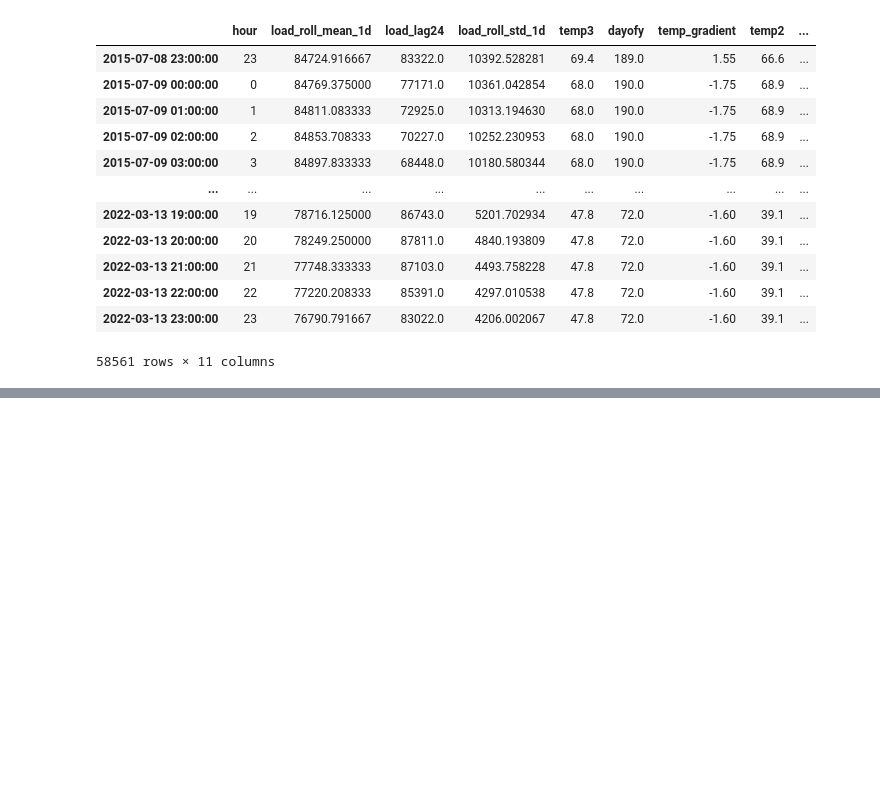
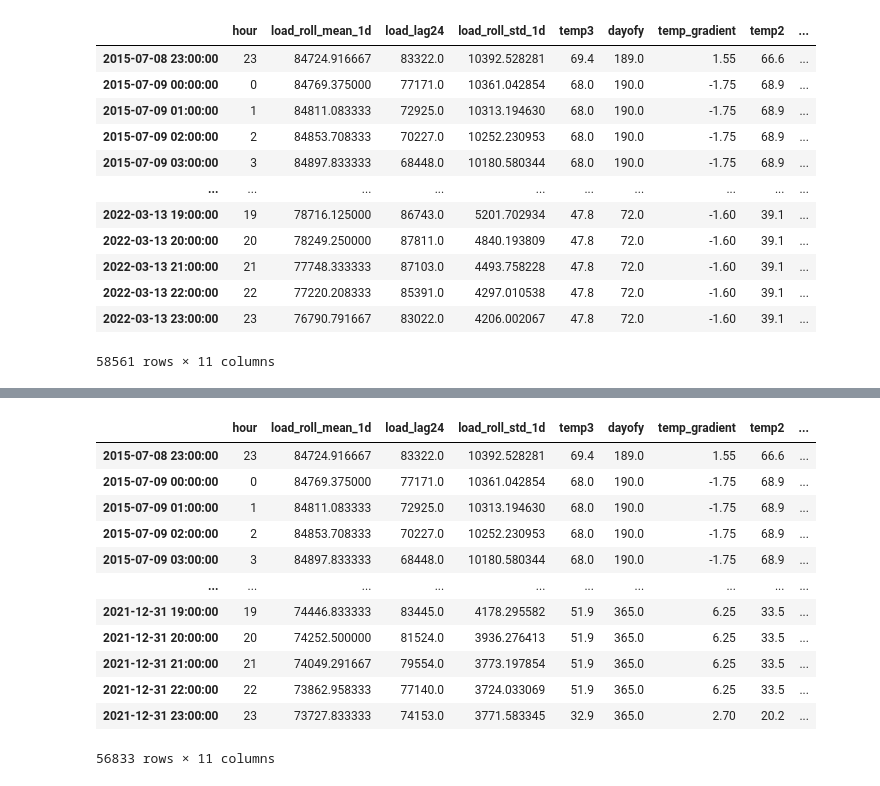
Before and after one commit to haozhenHG/C_Wind-Speed-Forecast-TC, a Jupyter notebook: jupyter/Amercian.ipynb, the cells around one changed output, grey strips where cells are left out. Drawn from its saved outputs; the diff is of its cells as text; code cells hidden in the pictures; blank space fills up the shorter version.

```diff
--- a/jupyter/Amercian.ipynb
+++ b/jupyter/Amercian.ipynb
@@ -562,0 +600,3 @@ datacc.to_csv('American_final.csv')
+# %%
+dff = pd.read_csv('./American_final.csv',index_col=0) # 列 0 作为时间索引戳
+dff.head()
@@ -562,0 +614,16 @@ datacc.to_csv('American_final.csv')
+# %%
+dff[:'2021-12-31 23:00:00']
+# %% [output]
+|  | hour | load_roll_mean_1d | load_lag24 | load_roll_std_1d | temp3 | dayofy | temp_gradient | temp2 | ... |
+| 2015-07-08 23:00:00 | 23 | 84724.916667 | 83322.0 | 10392.528281 | 69.4 | 189.0 | 1.55 | 66.6 | ... |
+| 2015-07-09 00:00:00 | 0 | 84769.375000 | 77171.0 | 10361.042854 | 68.0 | 190.0 | -1.75 | 68.9 | ... |
+| 2015-07-09 01:00:00 | 1 | 84811.083333 | 72925.0 | 10313.194630 | 68.0 | 190.0 | -1.75 | 68.9 | ... |
+| 2015-07-09 02:00:00 | 2 | 84853.708333 | 70227.0 | 10252.230953 | 68.0 | 190.0 | -1.75 | 68.9 | ... |
+| 2015-07-09 03:00:00 | 3 | 84897.833333 | 68448.0 | 10180.580344 | 68.0 | 190.0 | -1.75 | 68.9 | ... |
+| ... | ... | ... | ... | ... | ... | ... | ... | ... | ... |
+| 2021-12-31 19:00:00 | 19 | 74446.833333 | 83445.0 | 4178.295582 | 51.9 | 365.0 | 6.25 | 33.5 | ... |
+| 2021-12-31 20:00:00 | 20 | 74252.500000 | 81524.0 | 3936.276413 | 51.9 | 365.0 | 6.25 | 33.5 | ... |
+| 2021-12-31 21:00:00 | 21 | 74049.291667 | 79554.0 | 3773.197854 | 51.9 | 365.0 | 6.25 | 33.5 | ... |
+| 2021-12-31 22:00:00 | 22 | 73862.958333 | 77140.0 | 3724.033069 | 51.9 | 365.0 | 6.25 | 33.5 | ... |
+| 2021-12-31 23:00:00 | 23 | 73727.833333 | 74153.0 | 3771.583345 | 32.9 | 365.0 | 2.70 | 20.2 | ... |
+56833 rows × 11 columns
```
Also changed, not shown: parts of 17 cells of this notebook, 13 other files.
